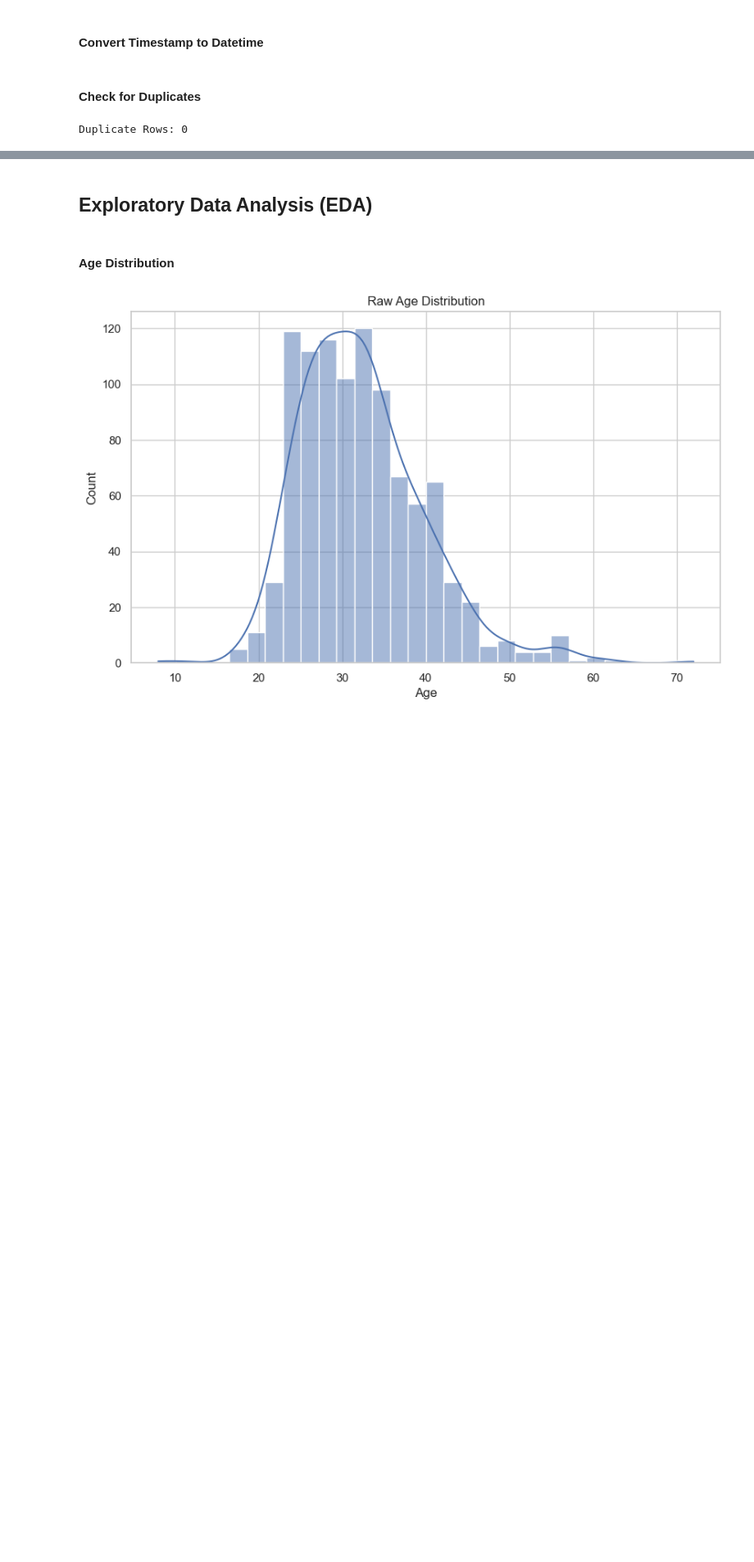
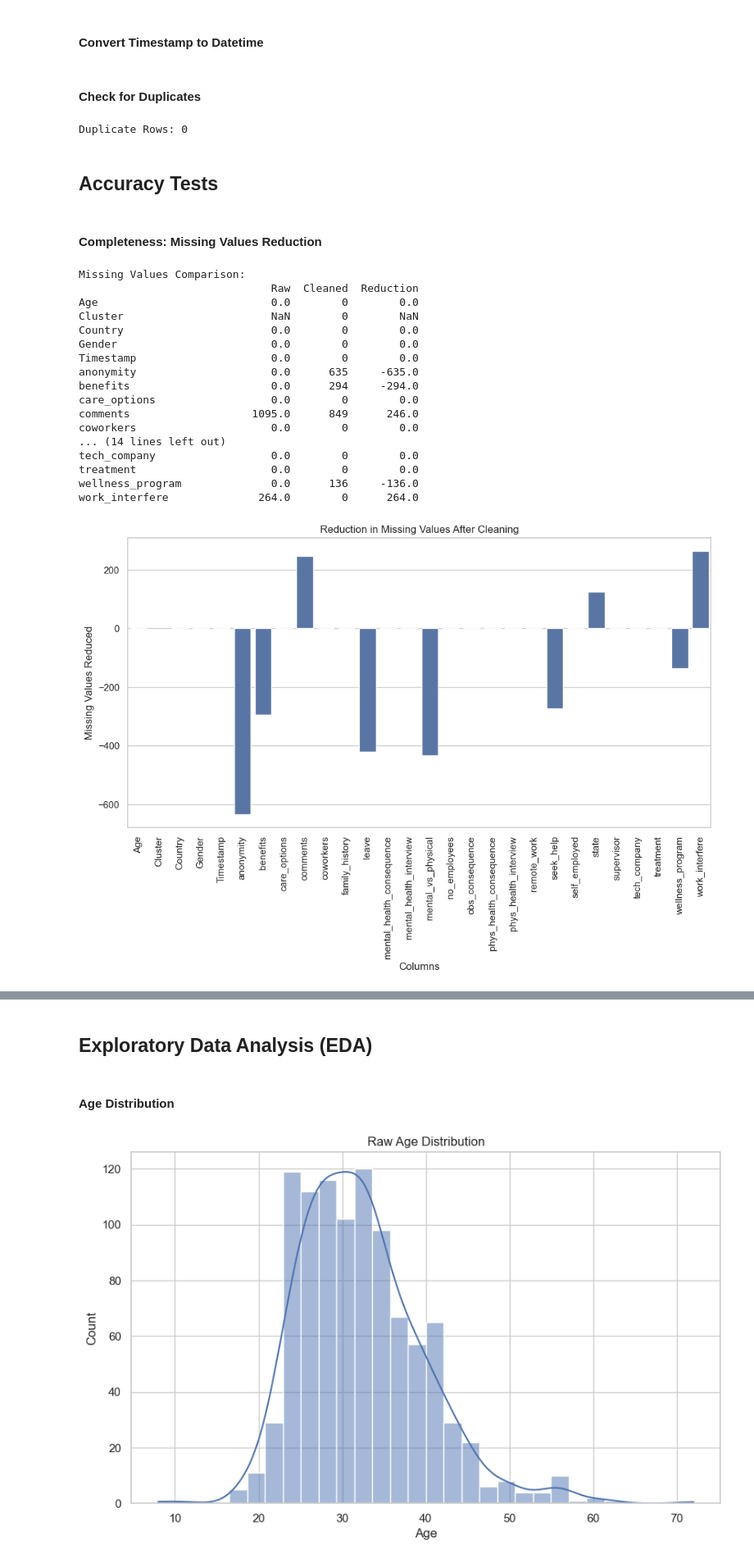
Before and after one commit to RahatBinOamr/mental-health-tech-survey, a Jupyter notebook: mental_helth.ipynb, the cells around one changed output, grey strips where cells are left out. Shown at 82% size. Drawn from its saved outputs; the diff is of its cells as text; code cells hidden in the pictures; blank space fills up the shorter version.

Commit message:
working on the data accuracy test

```diff
--- a/mental_helth.ipynb
+++ b/mental_helth.ipynb
@@ -350,3 +358,47 @@ print("\nDuplicate Rows:", df.duplicated().sum())
 df.drop_duplicates(inplace=True)
 # %% [output]
 Duplicate Rows: 0
+# %% [markdown]
+## Accuracy Tests
+# %% [markdown]
+#### Completeness: Missing Values Reduction
+# %%
+raw_df = pd.read_csv('survey.csv')
+initial_missing = raw_df.eq("NA").sum() + raw_df.isnull().sum()
+cleaned_missing = df.isnull().sum()
+missing_comparison = pd.DataFrame({
+    'Raw': initial_missing,
+    'Cleaned': cleaned_missing,
+    'Reduction': initial_missing - cleaned_missing
+})
+
+print("\nMissing Values Comparison:")
+print(missing_comparison)
+
+# Visualize
+plt.figure(figsize=(12, 6))
+sns.barplot(x=missing_comparison.index, y=missing_comparison['Reduction'])
+plt.xticks(rotation=90)
+plt.title('Reduction in Missing Values After Cleaning')
+plt.xlabel('Columns')
+plt.ylabel('Missing Values Reduced')
+plt.show()
+# %% [output]
+Missing Values Comparison:
+                              Raw  Cleaned  Reduction
+Age                           0.0        0        0.0
+Cluster                       NaN        0        NaN
+Country                       0.0        0        0.0
+Gender                        0.0        0        0.0
+Timestamp                     0.0        0        0.0
+anonymity                     0.0      635     -635.0
+benefits                      0.0      294     -294.0
+care_options                  0.0        0        0.0
+comments                   1095.0      849      246.0
+coworkers                     0.0        0        0.0
+... (14 lines left out)
+tech_company                  0.0        0        0.0
+treatment                     0.0        0        0.0
+wellness_program              0.0      136     -136.0
+work_interfere              264.0        0      264.0
+[figure, added]
```
Also changed, not shown: parts of 12 cells of this notebook.
